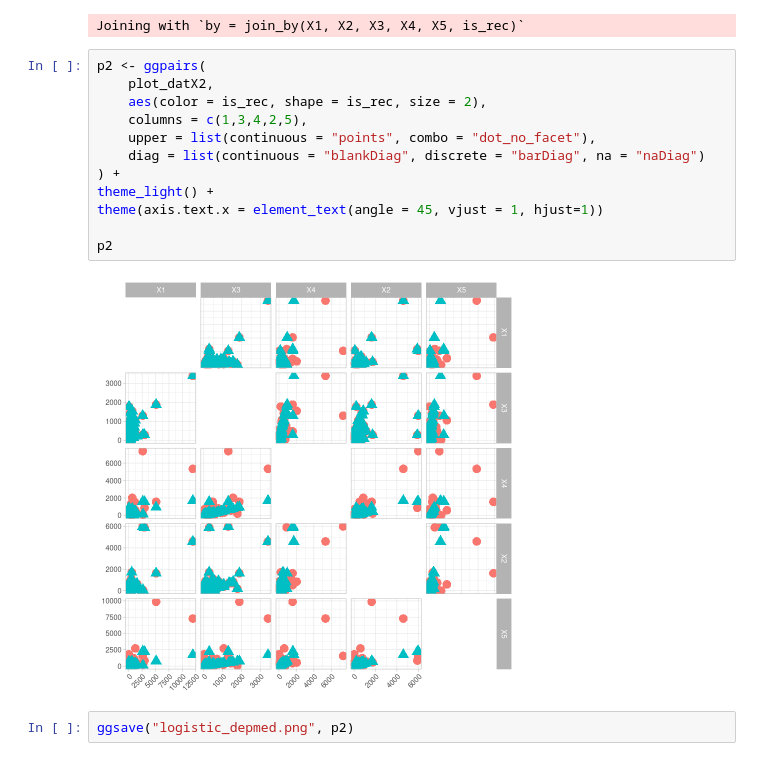
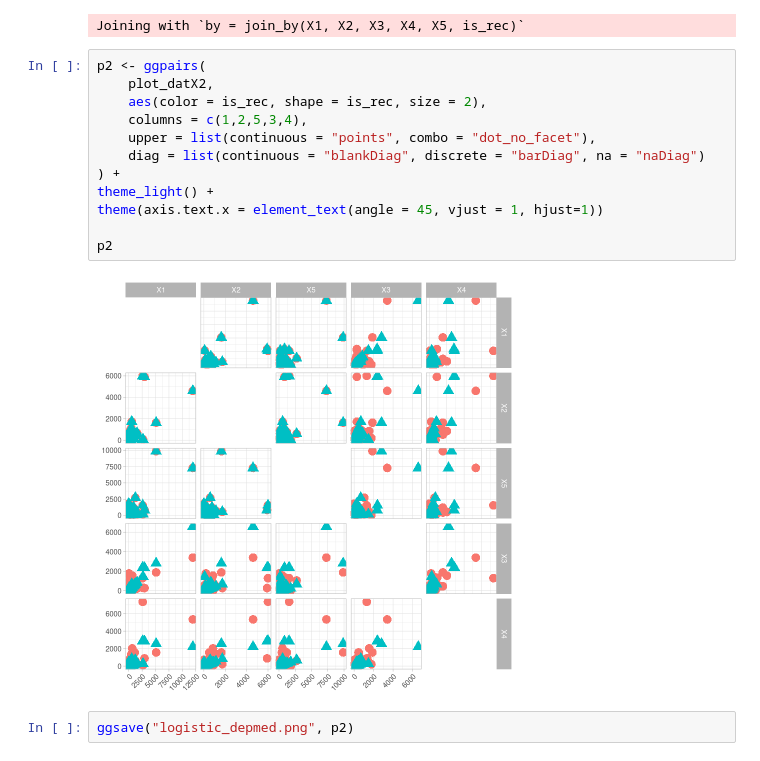
Before and after one commit to FelixRb96/maxstablePCA_examples, a Jupyter notebook: simulation_study/logistic.ipynb, the cells around one changed output. Saved outputs shown, nothing was run; the diff lists cells and outputs as text.

```diff
--- a/simulation_study/logistic.ipynb
+++ b/simulation_study/logistic.ipynb
@@ -287,17 +287,17 @@ Joining with `by = join_by(X1, X2, X3, X4, X5, is_rec)`
 # %%
 p2 <- ggpairs(
     plot_datX2,
     aes(color = is_rec, shape = is_rec, size = 2),
-    columns = c(1,3,4,2,5),
+    columns = c(1,2,5,3,4),
     upper = list(continuous = "points", combo = "dot_no_facet"),
     diag = list(continuous = "blankDiag", discrete = "barDiag", na = "naDiag")
 ) +
 theme_light() +
 theme(axis.text.x = element_text(angle = 45, vjust = 1, hjust=1))
 
 p2
 # %% [output]
-[figure, old version]
+[figure, new version]
 # %%
 ggsave("logistic_depmed.png", p2)
 # %% [output]
```
Also changed, not shown: parts of 25 cells of this notebook, 2 other files.
